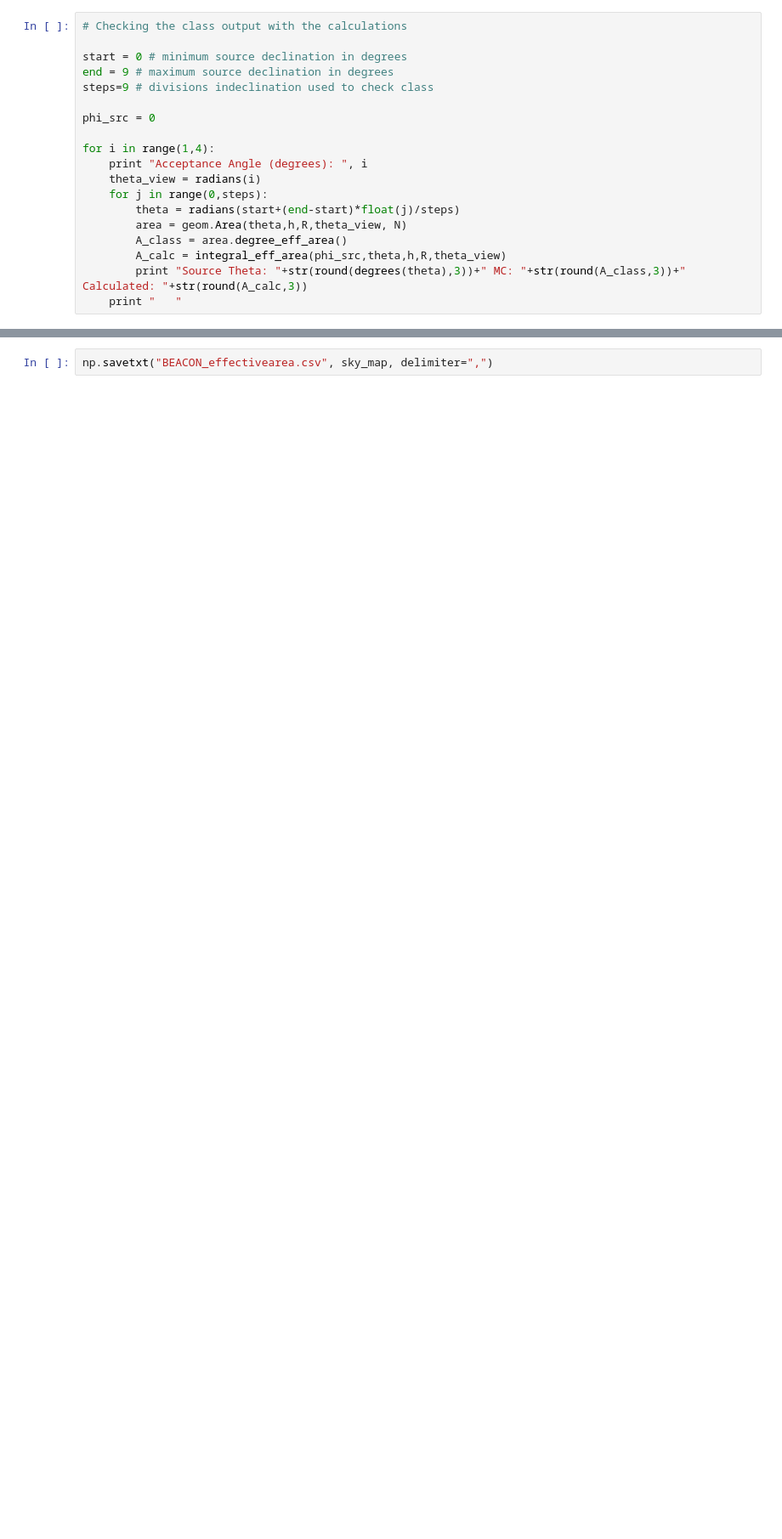
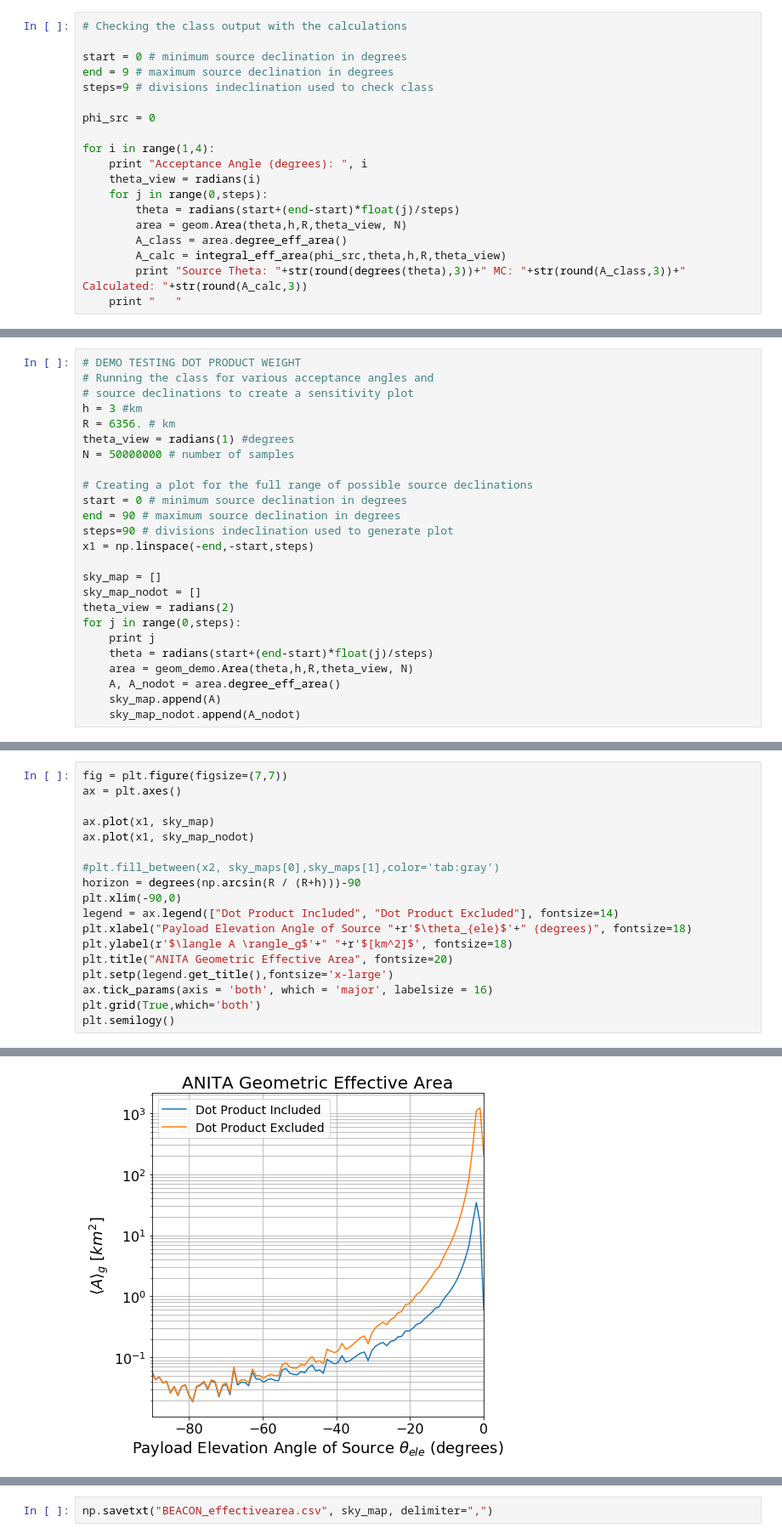
Before and after one commit to afromero/tau_point_source_sim, a Jupyter notebook: geometry_class_test.ipynb, the cells around one changed output, grey strips where cells are left out. Shown at 85% size. Cells and saved outputs as stored; diff of their text form; blank space fills up the shorter version.

```diff
--- a/geometry_class_test.ipynb
+++ b/geometry_class_test.ipynb
@@ -147,0 +156,25 @@ plt.semilogy()
+# %%
+# DEMO TESTING DOT PRODUCT WEIGHT
+# Running the class for various acceptance angles and
+# source declinations to create a sensitivity plot
+h = 3 #km
+R = 6356. # km
+theta_view = radians(1) #degrees
+N = 50000000 # number of samples
+
+# Creating a plot for the full range of possible source declinations
+start = 0 # minimum source declination in degrees
+end = 90 # maximum source declination in degrees
+steps=90 # divisions indeclination used to generate plot
+x1 = np.linspace(-end,-start,steps)
+
+sky_map = []
+sky_map_nodot = []
+theta_view = radians(2)
+for j in range(0,steps):
+    print j
+    theta = radians(start+(end-start)*float(j)/steps)
+    area = geom_demo.Area(theta,h,R,theta_view, N)
+    A, A_nodot = area.degree_eff_area()
+    sky_map.append(A)
+    sky_map_nodot.append(A_nodot)
@@ -147,0 +199,19 @@ plt.semilogy()
+# %%
+fig = plt.figure(figsize=(7,7))
+ax = plt.axes()
+
+ax.plot(x1, sky_map)
+ax.plot(x1, sky_map_nodot)
+
+#plt.fill_between(x2, sky_maps[0],sky_maps[1],color='tab:gray')
+horizon = degrees(np.arcsin(R / (R+h)))-90
+plt.xlim(-90,0)
+legend = ax.legend(["Dot Product Included", "Dot Product Excluded"], fontsize=14)
+plt.xlabel("Payload Elevation Angle of Source "+r'$\theta_{ele}$'+" (degrees)", fontsize=18)
+plt.ylabel(r'$\langle A \rangle_g$'+" "+r'$[km^2]$', fontsize=18)
+plt.title("ANITA Geometric Effective Area", fontsize=20)
+plt.setp(legend.get_title(),fontsize='x-large')
+ax.tick_params(axis = 'both', which = 'major', labelsize = 16)
+plt.grid(True,which='both')
+plt.semilogy()
+# %% [output]
@@ -148,3 +219,4 @@ plt.semilogy()
+[figure, added]
 # %%
 fig = plt.figure(figsize=(7,7))
 ax = plt.axes()
```
Also changed, not shown: parts of 5 cells of this notebook, 3 other files.
